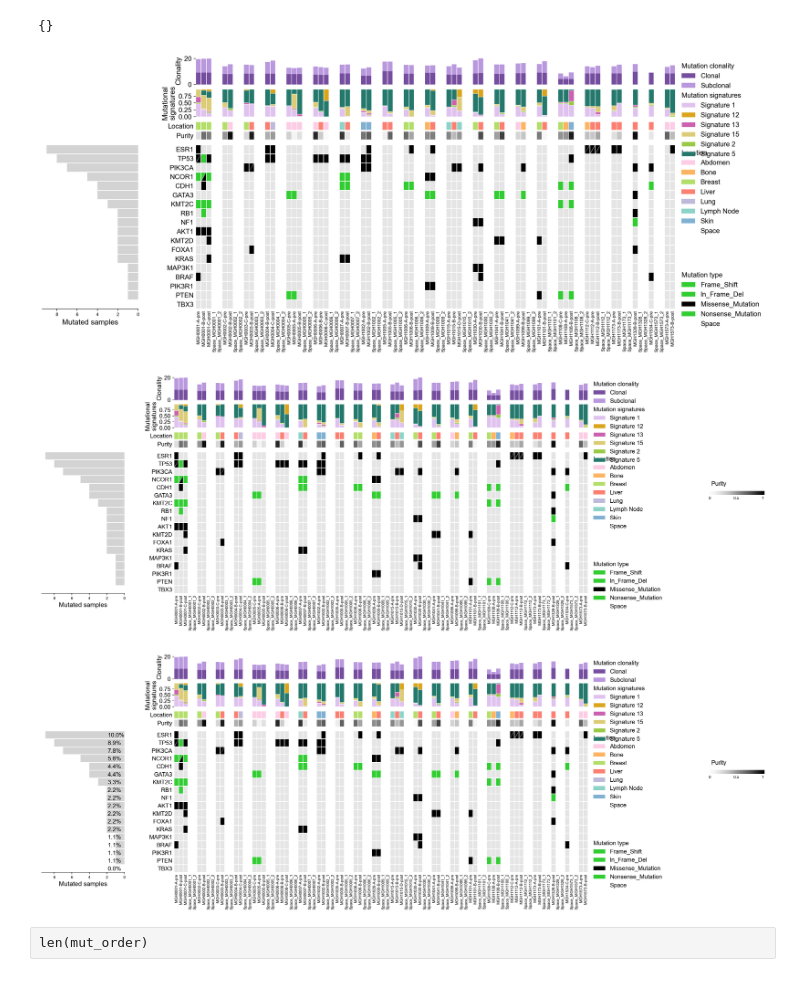
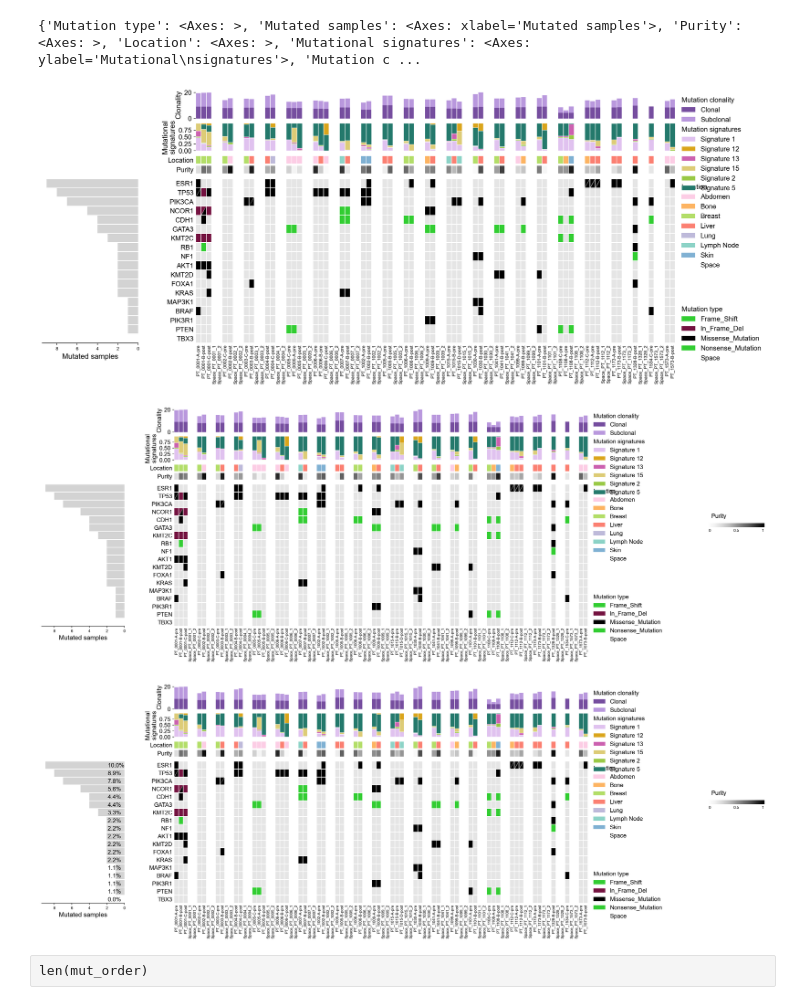
Before and after one commit to getzlab/Rapid_Autopsy_Convergent_Evolution, a Jupyter notebook: Figure2/Extended_Data_PrePost_Comut/PrePost_Sample_Comut.ipynb, the cells around one changed output. Drawn from its saved outputs; the diff is of its cells as text; code cells hidden in the pictures.

```diff
--- a/Figure2/Extended_Data_PrePost_Comut/PrePost_Sample_Comut.ipynb
+++ b/Figure2/Extended_Data_PrePost_Comut/PrePost_Sample_Comut.ipynb
@@ -66,7 +66,7 @@ vivid_10 = palettable.cartocolors.qualitative.Vivid_10.mpl_colors
 purp_7 = palettable.cartocolors.sequential.Purp_7.mpl_colormap
 gray_10 = palettable.cmocean.sequential.Gray_10.mpl_colors
 
-mut_cn_mapping_gs = {'Missense_Mutation': 'black', 'Nonsense_Mutation': 'limegreen', 'In_Frame_Del': 'limegreen',
+mut_cn_mapping_gs = {'Missense_Mutation': 'black', 'Nonsense_Mutation': 'limegreen', 'In_Frame_Del': '#741240',
                'Frame_Shift': 'limegreen','Splice_Site':'limegreen', 'Space': '#FFFFFF',
               'Absent': {'facecolor': 'grey', 'alpha': 0.2},
                 'baseline': {'facecolor': 'grey', 'alpha': 0.2}, 'amplification': balance_6[-2],
@@ -88,14 +88,14 @@ value_range = (0, 1)
 sig_mapping = {'Signature 1': purp_7(0.2), 'Signature 6': vivid_10[8], 'Signature 15':safe_10[2],
               'Signature 5': vivid_10[5], 'Signature 2': vivid_10[3], 'Signature 13':vivid_10[4],'Signature 12':vivid_10[6]}
 
-patient_mapping = {'MGH0001':dark_12[2], 'MGH0002':dark_12[3],'MGH0003':dark_12[4], 'MGH0004':dark_12[5],
-                   'MGH0005':dark_12[6], 'MGH0006':dark_12[7],
+patient_mapping = {'PT_0001':dark_12[2], 'PT_0002':dark_12[3],'PT_0003':dark_12[4], 'PT_0004':dark_12[5],
+                   'PT_0005':dark_12[6], 'PT_0006':dark_12[7],
 
-                   'MGH0007':safe_10[0], 'MGH1002-biopsy':safe_10[1],
-                   'MGH1005':safe_10[2], 'MGH1006':safe_10[3],'MGH1009':safe_10[4],
-                   'MGH1015':safe_10[5],'MGH1030':safe_10[6], 'MGH1041':safe_10[7],'MGH1101':safe_10[8], 'MGH1108':safe_10[9],
-                   'MGH1112':prism_10[0], 'MGH1173':prism_10[1], 'MGH1328':prism_10[2], 'MGH1534-biopsy':prism_10[3], 'MGH1573':prism_10[4],
-                  'MGH1099':prism_10[5]}
+                   'PT_0007':safe_10[0], 'PT_1002-biopsy':safe_10[1],
+                   'PT_1005':safe_10[2], 'PT_1006':safe_10[3],'PT_1009':safe_10[4],
+                   'PT_1015':safe_10[5],'PT_1030':safe_10[6], 'PT_1041':safe_10[7],'PT_1101':safe_10[8], 'PT_1108':safe_10[9],
+                   'PT_1112':prism_10[0], 'PT_1173':prism_10[1], 'PT_1328':prism_10[2], 'PT_1534-biopsy':prism_10[3], 'PT_1573':prism_10[4],
+                  'PT_1099':prism_10[5]}
 
 location_mapping={'Space': '#FFFFFF','Lymph Node':Set3[0] ,
                   'Abdomen':Set3[7] , 'Lung':Set3[2] ,
@@ -139,35 +139,35 @@ custom_rcParams = {
     'ytick.labelsize': 12
 }
 
 heights = {'Mutational signatures': 2}
 
 
 matplotlib.rcParams.update(custom_rcParams)
 
 
 structure = [['Mutation type'],
              ['Purity', 'Location'],
              ['Mutational signatures'],
             ['Mutation clonality']]
 
 print(pre_post_comut.axes)
 #autopsy_comut.axes['Same patient'].tick_params(pad=100)
 
 pre_post_comut.plot_comut(x_padding = 0.05, y_padding = 0.04, tri_padding = 0.03, hspace = 0.08, structure = structure,
                  subplot_hspace = 0.1, figsize = (20, 8))
 
 #autopsy_comut.add_unified_legend()
 mut_signatures_leg = pre_post_comut.add_axis_legend(name = 'Mutational signatures', bbox_to_anchor = (1, 1.1), title = 'Mutation signatures', ncol = 1)
 location_leg = pre_post_comut.add_axis_legend(name = 'Location', bbox_to_anchor = (1.145, -1.6), title = 'Location', ncol = 1)
 mut_leg = pre_post_comut.add_axis_legend(name = 'Mutation type',  bbox_to_anchor = (1, 0.26), title = 'Mutation type', ncol = 1)
 clonality_leg = pre_post_comut.add_axis_legend(name = 'Mutation clonality', bbox_to_anchor = (1, 1), title='Mutation clonality', ncol = 1)
 #cna_leg = pre_post_comut.add_axis_legend(name = 'Copy number alteration', bbox_to_anchor = (1, 1), title='Mutation clonality', ncol = 1)
 
 
 #autopsy_comut.figure
 # %% [output]
-{}
+{'Mutation type': <Axes: >, 'Mutated samples': <Axes: xlabel='Mutated samples'>, 'Purity': <Axes: >, 'Location': <Axes: >, 'Mutational signatures': <Axes: ylabel='Mutational\nsignatures'>, 'Mutation c ...
-[figure, old version]
+[figure, new version]
 # %%
 
 # color bars must be added manually based on figure coordinates - [left, bottom, width, height]
@@ -191,7 +191,7 @@ purity_colorbar.set_label('Purity', labelpad = -38, x = 0.19, fontsize = 12)
 
 pre_post_comut.figure
 # %% [output]
-[figure, old version]
+[figure, new version]
 # %%
 
 percentages = (mutation_freq_data['mutated_samples'] /len(sample_order)*100).round(1).astype(str) + '%'
@@ -208,5 +208,5 @@ pre_post_comut.axes['Mutated samples'].yaxis.tick_right()
 # %%
 pre_post_comut.figure
 # %% [output]
-[figure, old version]
+[figure, new version]
 # %%
```
Also changed, not shown: parts of 3 cells of this notebook, 21 other files.
